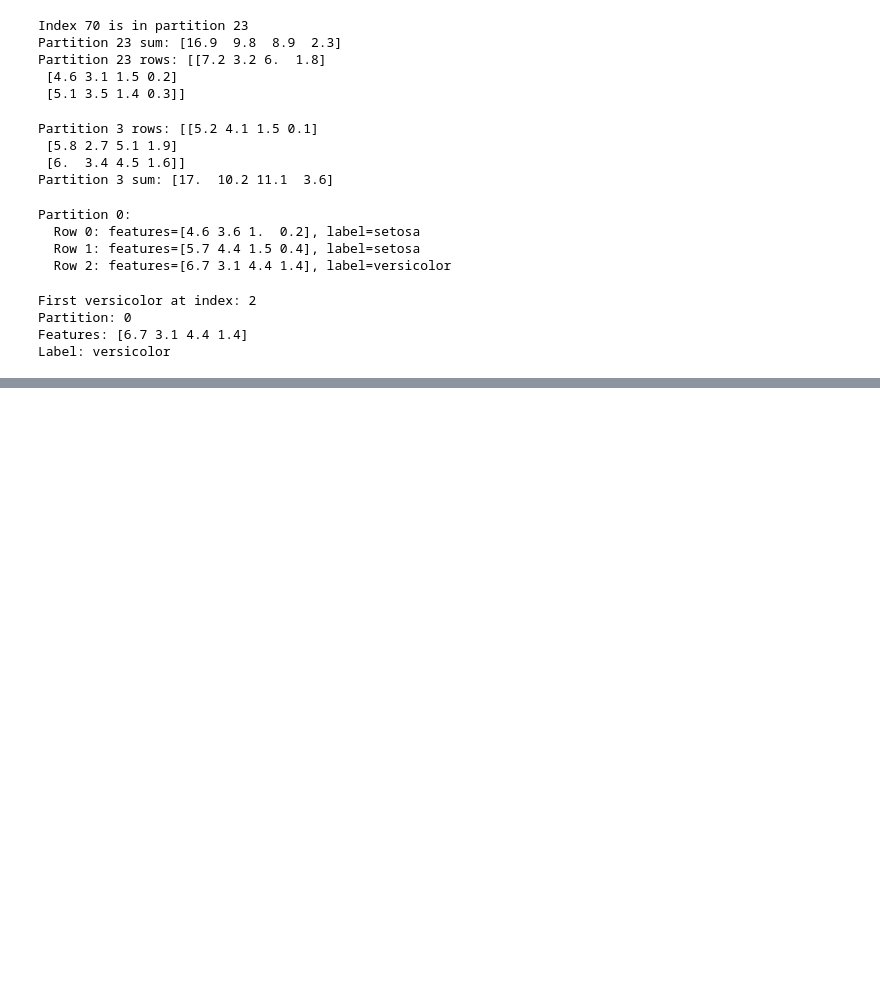
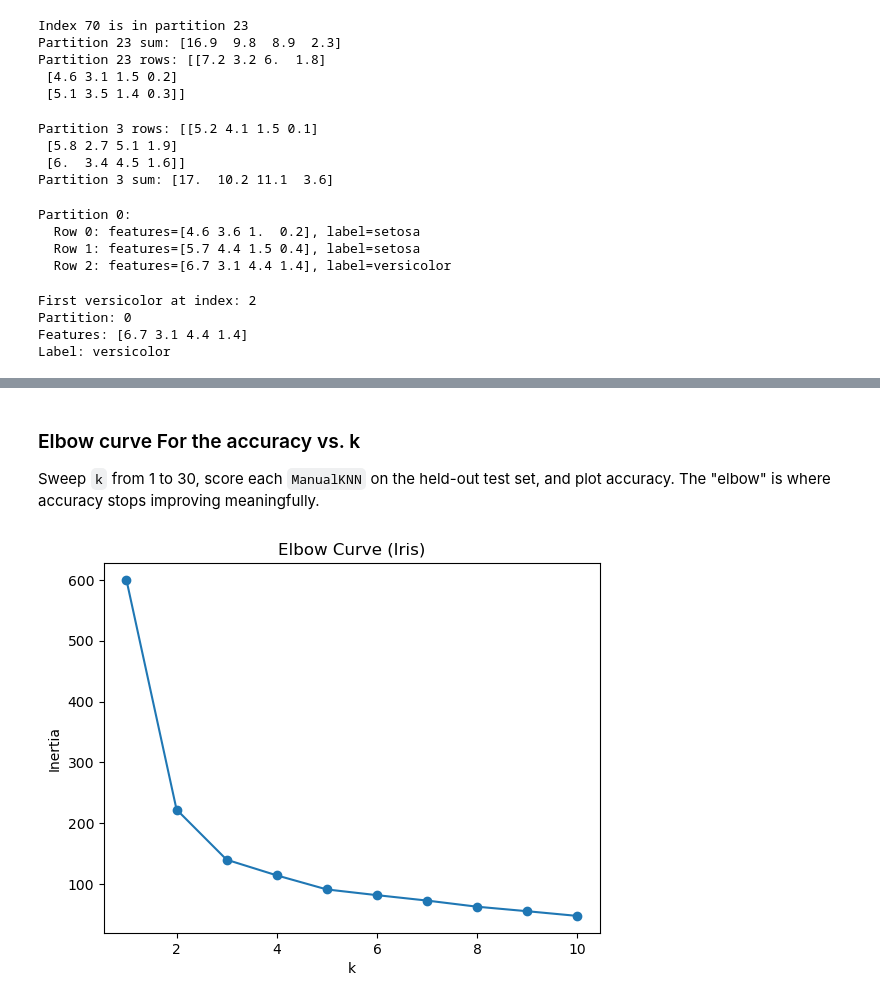
Before and after one commit to Jimmyu2foru18/Algorithms-Programming-Technique-6010, a Jupyter notebook: Class Lectures/Day12/Day12.ipynb, the cells around one changed output, grey strips where cells are left out. Drawn from its saved outputs; the diff is of its cells as text; code cells hidden in the pictures; blank space fills up the shorter version.

Commit message:
Add manual KNN Iris analysis
Adds a hand-built KNN classifier, prediction walkthrough, accuracy sweeps across k values, evaluation metrics, and feature-scaled Iris analysis with visualizations.

```diff
--- a/Class Lectures/Day12/Day12.ipynb
+++ b/Class Lectures/Day12/Day12.ipynb
@@ -483,0 +547,25 @@ Label: versicolor
+# %%
+# --- Manual walk-through for ONE test point ---
+query = Xtest.values[0]
+true_label = ytest.values[0]
+k = 3
+print("Query point (first test row):", query)
+print("True label:                   ", true_label)
+#distances from query to every training sample
+distances = np.sqrt(np.sum((Xtrain.values - query) ** 2, axis=1))
+# argpartition for k nearest, then argsort to rank them by distance
+k_indices = np.argpartition(distances, k)[:k]
+k_indices = k_indices[np.argsort(distances[k_indices])]
+# labels of those neighbors
+k_nearest_labels = ytrain.values[k_indices]
+print(f"\n{k} nearest train indices :", k_indices)
+print("Distances                   ", [round(distances[i], 3) for i in k_indices])
+print("Neighbor labels             ", k_nearest_labels)
+#majority vote via np.unique
+unique_labels, counts = np.unique(k_nearest_labels, return_counts=True)
+predicted = unique_labels[np.argmax(counts)]
+print("Majority vote               ", predicted)
+# Sanity check against the class
+knn_check = ManualKNN(k=k)
+knn_check.fit(Xtrain, ytrain)
+print("Class predict() on point    ", knn_check.predict([query])[0])
@@ -483,0 +581,24 @@ Label: versicolor
+# %% [markdown]
+### Elbow curve For the accuracy vs. k
+
+Sweep `k` from 1 to 30, score each `ManualKNN` on the held-out test set,
+and plot accuracy. The "elbow" is where accuracy stops improving meaningfully.
+# %%
+from sklearn.cluster import KMeans
+from sklearn.preprocessing import StandardScaler
+import matplotlib.pyplot as plt
+
+X = irisDF[['sepal_length', 'sepal_width', 'petal_length', 'petal_width']]
+Xs = StandardScaler().fit_transform(X)
+
+inertias = []
+for k in range(1, 11):
+    km = KMeans(n_clusters=k, n_init=10, random_state=42)
+    km.fit(Xs)
+    inertias.append(km.inertia_)
+
+plt.plot(range(1, 11), inertias, marker='o')
+plt.xlabel('k'); plt.ylabel('Inertia'); plt.title('Elbow Curve (Iris)')
+plt.show()
+# %% [output]
+[figure, added]
```
Also changed, not shown: parts of 16 cells of this notebook.
